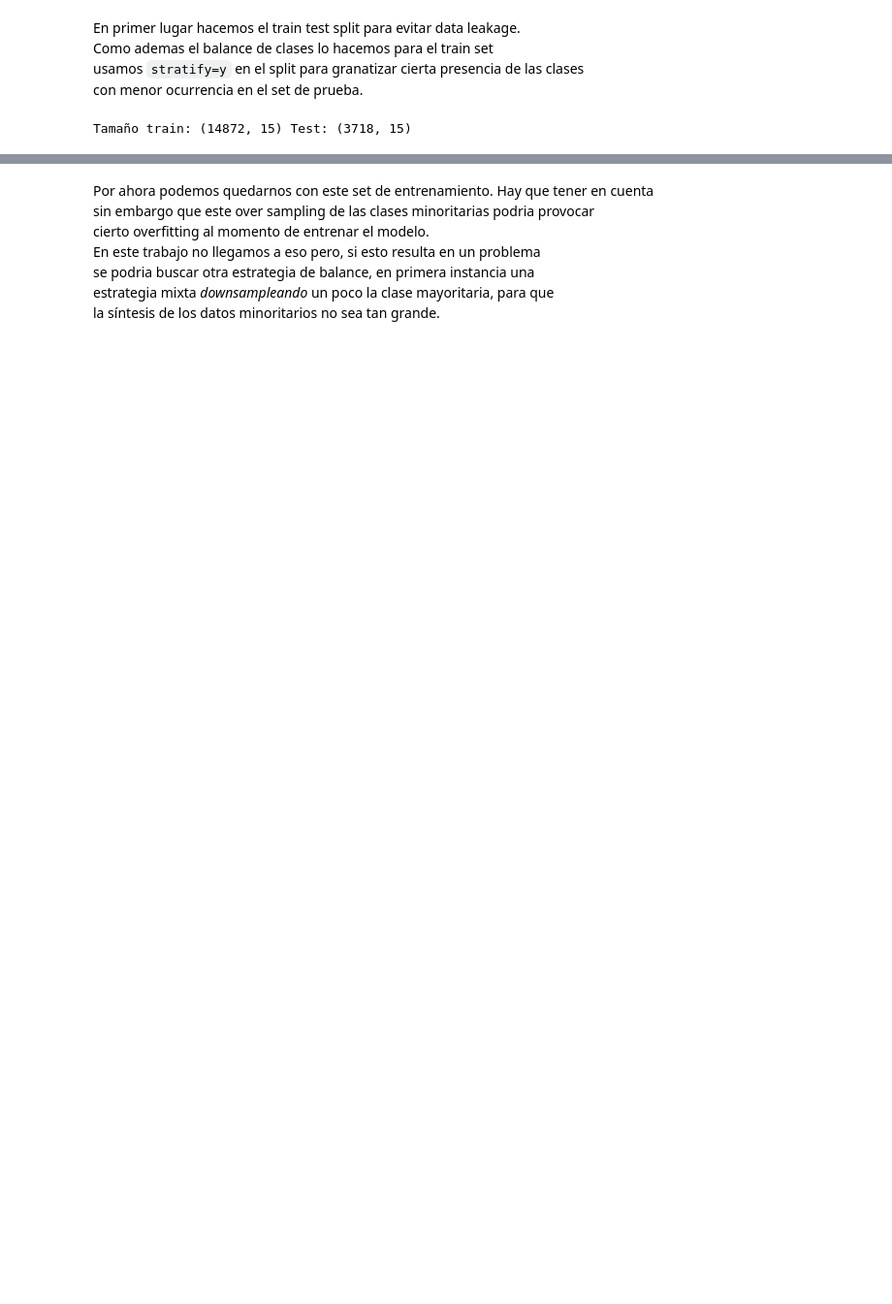
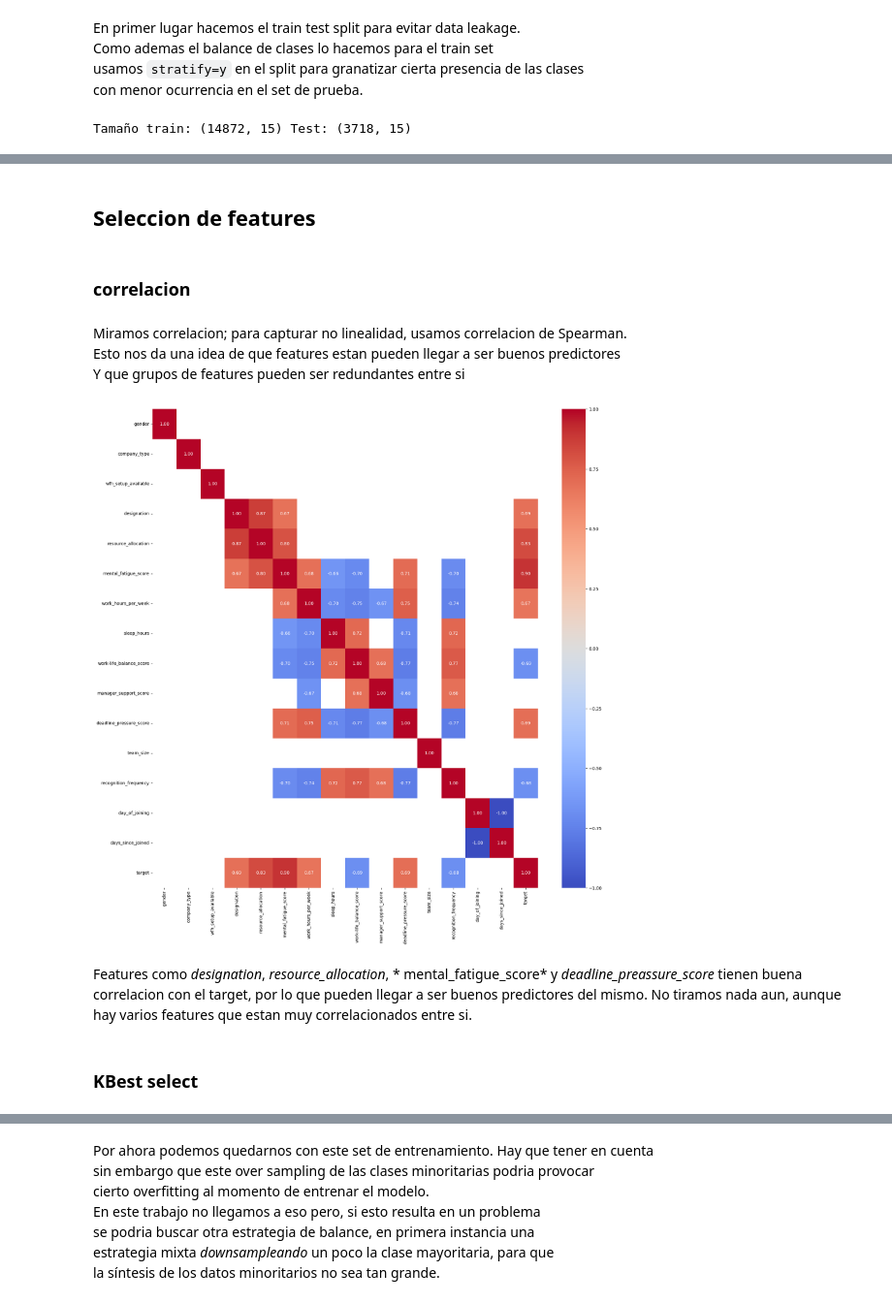
Before and after one commit to kpennington-esc/tp_2_add, a Jupyter notebook: tp_2_add.ipynb, the cells around one changed output, grey strips where cells are left out. Shown at 97% size. Saved outputs shown, nothing was run; the diff lists cells and outputs as text; code cells hidden in the pictures; blank space fills up the shorter version.

Commit message:
agrego seleccion de features y algo de PCA

```diff
--- a/tp_2_add.ipynb
+++ b/tp_2_add.ipynb
@@ -216,7 +225,7 @@ Como ademas el balance de clases lo hacemos para el train set<br>
 usamos `stratify=y` en el split para granatizar cierta presencia de las clases<br>
 con menor ocurrencia en el set de prueba.
 # %%
-X_train, X_test, y_train, y_test = train_test_split(X, y, test_size=0.2, random_state=42, stratify=y)
+X_train, X_test, y_train, y_test = train_test_split(X_raw, y_raw, test_size=0.2, random_state=42, stratify=y)
 print("Tamaño train:", X_train.shape, "Test:", X_test.shape)
 # %% [output]
 Tamaño train: (14872, 15) Test: (3718, 15)
@@ -222,0 +302,32 @@ Tamaño train: (14872, 15) Test: (3718, 15)
+# %% [markdown]
+##  Seleccion de features
+# %% [markdown]
+### correlacion
+# %% [markdown]
+Miramos correlacion; para capturar no linealidad, usamos correlacion de Spearman.<br>
+Esto nos da una idea de que features estan pueden llegar a ser buenos predictores<br>
+Y que grupos de features pueden ser redundantes entre si<br>
+# %%
+datos_train_corr = X_train_preproc.copy()
+datos_train_corr['target'] = y_train.copy()
+umbral = 0.65
+mask_for_heatmap = (datos_train_corr.corr(method='spearman').abs() < umbral)
+plt.figure(figsize=(20,20))
+sns.heatmap(
+    datos_train_corr.corr(method='spearman'),
+    annot=True,
+    fmt=".2f",
+    cmap="coolwarm",
+    center=0,
+    vmin=-1,
+    vmax=1,
+    mask=mask_for_heatmap)
+plt.show()
+# %% [output]
+[figure, added]
+# %% [markdown]
+Features como *designation*, *resource_allocation*, * mental_fatigue_score* y *deadline_preassure_score* tienen buena correlacion
+con el target, por lo que pueden llegar a ser buenos predictores del mismo. No tiramos nada aun, aunque hay varios features que estan muy
+correlacionados entre si.
+# %% [markdown]
+### KBest select
```
Also changed, not shown: parts of 34 cells of this notebook.
